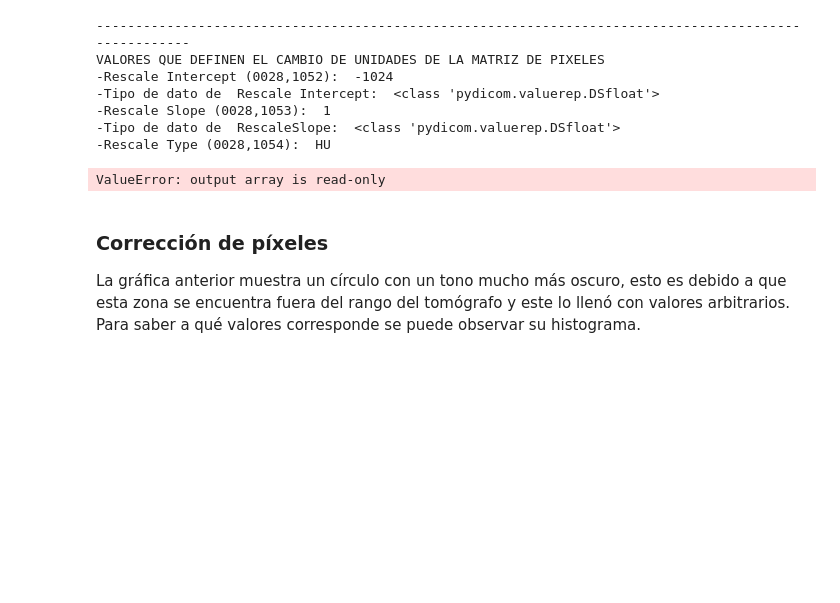
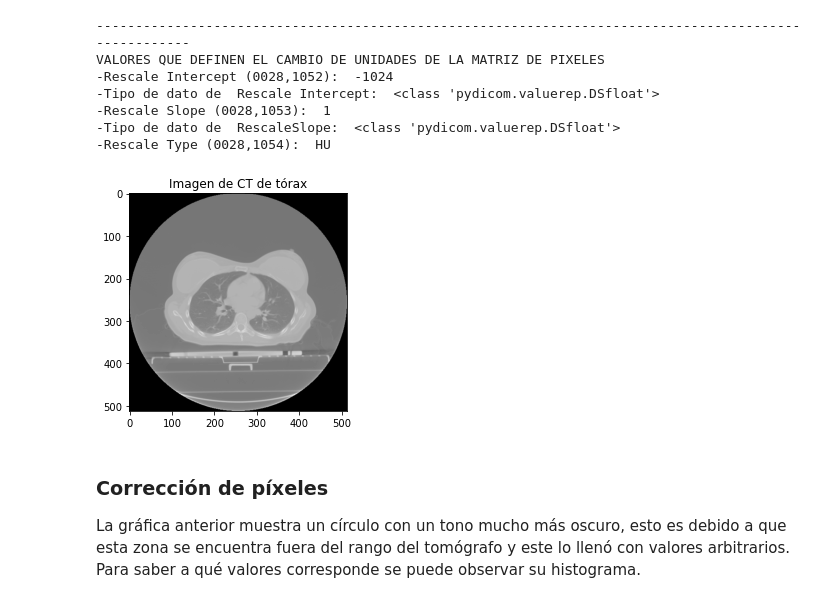
Before and after one commit to jennifer95/visualizacion-segmentacion-pulmonar-DICOM-python, a Jupyter notebook: Visualización de imágenes DICOM.ipynb, the cells around one changed output. Drawn from its saved outputs; the diff is of its cells as text; code cells hidden in the pictures; blank space fills up the shorter version.

Commit message:
notebook que permite la visualizacion de imagenes DICOM

```diff
--- a/Visualización de imágenes DICOM.ipynb
+++ b/Visualización de imágenes DICOM.ipynb
@@ -99,17 +99,18 @@ VALORES QUE DEFINEN EL CAMBIO DE UNIDADES DE LA MATRIZ DE PIXELES
 # %%
 ruta_salida = 'imagenes/' # ruta donde se guardará la imagen
 intercept = archivo_dicom.RescaleIntercept
+matriz_pixeles = matriz_pixeles.copy()
 slope = archivo_dicom.RescaleSlope
 if slope != 1:
     matriz_pixeles = slope * matriz_pixeles
 matriz_pixeles += np.int16(intercept)
 
 plt.imshow(matriz_pixeles, cmap=plt.cm.gray)
 plt.savefig(ruta_salida +'CT_HU.png',bbox_inches='tight', pad_inches = 0)
 plt.title('Imagen de CT de tórax')
 plt.show()
 # %% [output]
-ValueError: output array is read-only
+[figure, added]
 # %% [markdown]
 ### Corrección de píxeles
 
```
Also changed, not shown: parts of 23 cells of this notebook.
